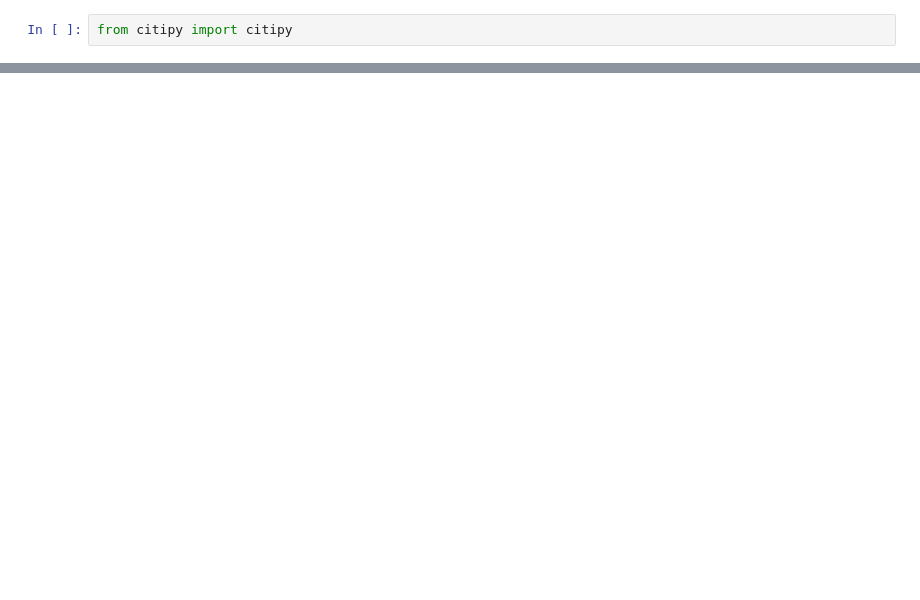
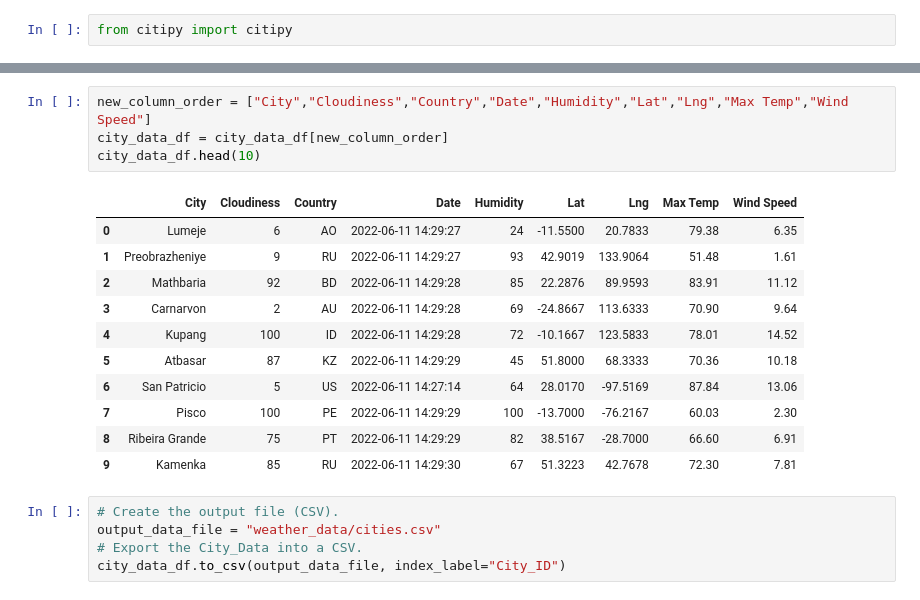
Before and after one commit to AllenAx91/World_Weather_Analysis, a Jupyter notebook: WeatherPy.ipynb, the cells around one changed output, grey strips where cells are left out. Saved outputs shown, nothing was run; the diff lists cells and outputs as text; blank space fills up the shorter version.

```diff
--- a/WeatherPy.ipynb
+++ b/WeatherPy.ipynb
@@ -75,0 +180,21 @@ len(cities)
+# %%
+new_column_order = ["City","Cloudiness","Country","Date","Humidity","Lat","Lng","Max Temp","Wind Speed"]
+city_data_df = city_data_df[new_column_order]
+city_data_df.head(10)
+# %% [output]
+|  | City | Cloudiness | Country | Date | Humidity | Lat | Lng | Max Temp | Wind Speed |
+| 0 | Lumeje | 6 | AO | 2022-06-11 14:29:27 | 24 | -11.5500 | 20.7833 | 79.38 | 6.35 |
+| 1 | Preobrazheniye | 9 | RU | 2022-06-11 14:29:27 | 93 | 42.9019 | 133.9064 | 51.48 | 1.61 |
+| 2 | Mathbaria | 92 | BD | 2022-06-11 14:29:28 | 85 | 22.2876 | 89.9593 | 83.91 | 11.12 |
+| 3 | Carnarvon | 2 | AU | 2022-06-11 14:29:28 | 69 | -24.8667 | 113.6333 | 70.90 | 9.64 |
+| 4 | Kupang | 100 | ID | 2022-06-11 14:29:28 | 72 | -10.1667 | 123.5833 | 78.01 | 14.52 |
+| 5 | Atbasar | 87 | KZ | 2022-06-11 14:29:29 | 45 | 51.8000 | 68.3333 | 70.36 | 10.18 |
+| 6 | San Patricio | 5 | US | 2022-06-11 14:27:14 | 64 | 28.0170 | -97.5169 | 87.84 | 13.06 |
+| 7 | Pisco | 100 | PE | 2022-06-11 14:29:29 | 100 | -13.7000 | -76.2167 | 60.03 | 2.30 |
+| 8 | Ribeira Grande | 75 | PT | 2022-06-11 14:29:29 | 82 | 38.5167 | -28.7000 | 66.60 | 6.91 |
+| 9 | Kamenka | 85 | RU | 2022-06-11 14:29:30 | 67 | 51.3223 | 42.7678 | 72.30 | 7.81 |
+# %%
+# Create the output file (CSV).
+output_data_file = "weather_data/cities.csv"
+# Export the City_Data into a CSV.
+city_data_df.to_csv(output_data_file, index_label="City_ID")
```
Also changed, not shown: parts of 7 cells of this notebook, 2 other files.
